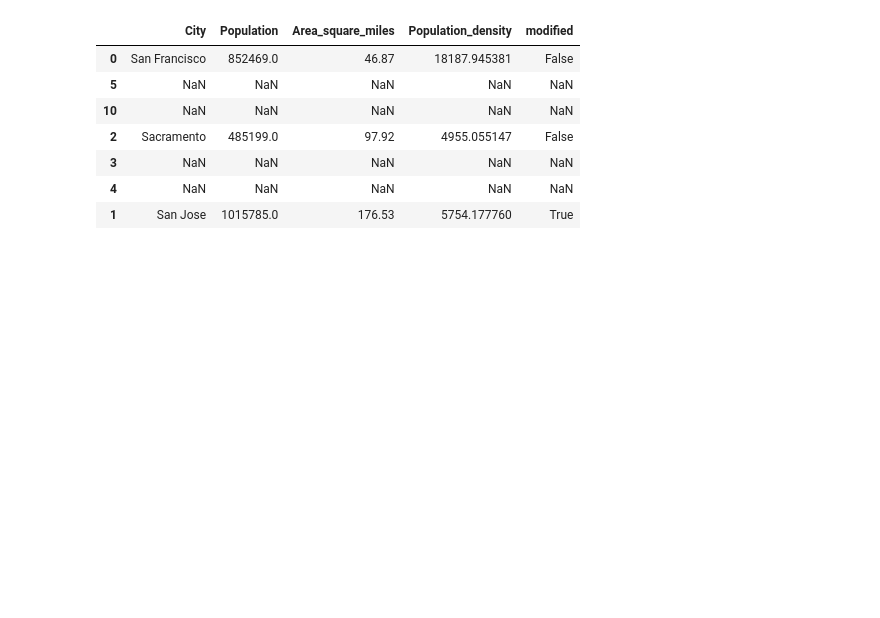
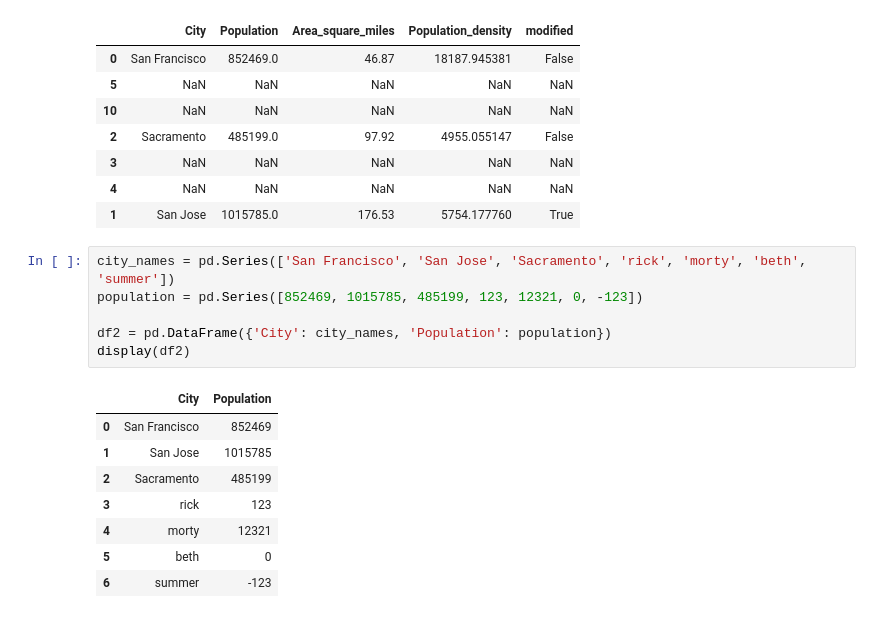
Before and after one commit to acesaif/ml_crash_course, a Jupyter notebook: pandas_intro/ml_pd.ipynb, the cells around one changed output. Saved outputs shown, nothing was run; the diff lists cells and outputs as text; blank space fills up the shorter version.

```diff
--- a/pandas_intro/ml_pd.ipynb
+++ b/pandas_intro/ml_pd.ipynb
@@ -185,3 +185,18 @@ display(cities.reindex([0, 5, 10, 2, 3, 4, 1]))
 | 3 | NaN | NaN | NaN | NaN | NaN |
 | 4 | NaN | NaN | NaN | NaN | NaN |
 | 1 | San Jose | 1015785.0 | 176.53 | 5754.177760 | True |
+# %%
+city_names = pd.Series(['San Francisco', 'San Jose', 'Sacramento', 'rick', 'morty', 'beth', 'summer'])
+population = pd.Series([852469, 1015785, 485199, 123, 12321, 0, -123])
+
+df2 = pd.DataFrame({'City': city_names, 'Population': population})
+display(df2)
+# %% [output]
+|  | City | Population |
+| 0 | San Francisco | 852469 |
+| 1 | San Jose | 1015785 |
+| 2 | Sacramento | 485199 |
+| 3 | rick | 123 |
+| 4 | morty | 12321 |
+| 5 | beth | 0 |
+| 6 | summer | -123 |
```
Also changed, not shown: parts of 3 cells of this notebook.
